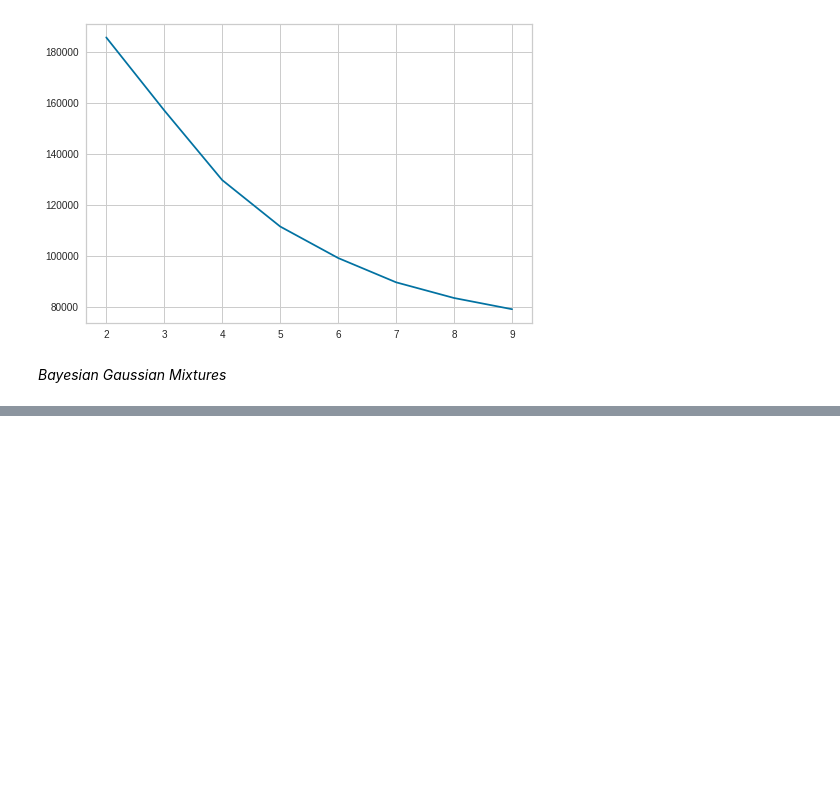
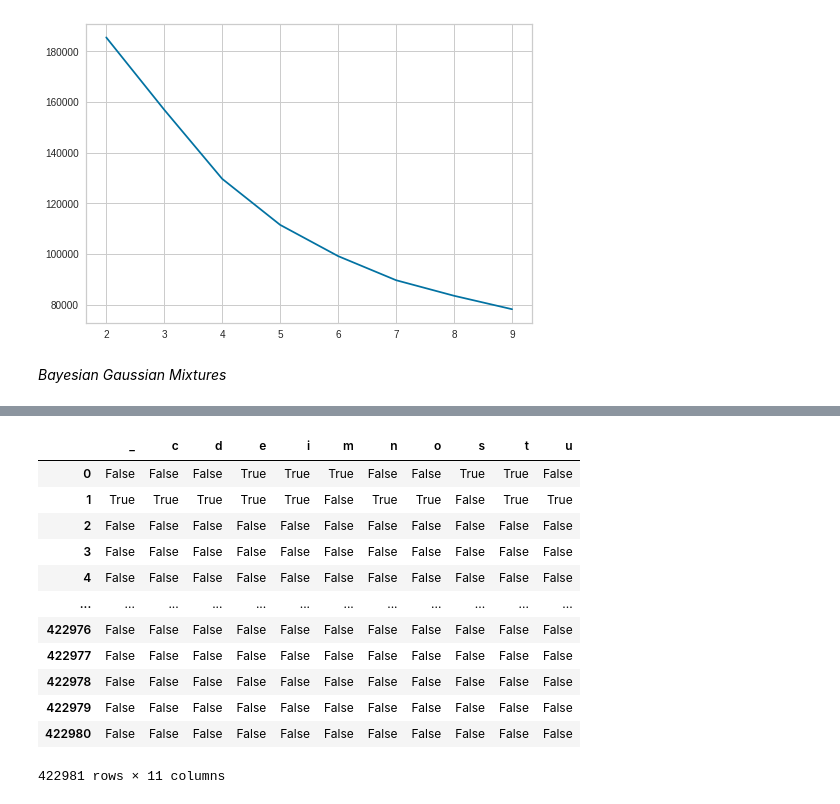
Before and after one commit to larhchim/Salary-Prediction-Classification-ML, a Jupyter notebook: Projet_ML_LARHCHIM_EL_BIYAALI.ipynb, the cells around one changed output, grey strips where cells are left out. Drawn from its saved outputs; the diff is of its cells as text; code cells hidden in the pictures; blank space fills up the shorter version.

```diff
--- a/Projet_ML_LARHCHIM_EL_BIYAALI.ipynb
+++ b/Projet_ML_LARHCHIM_EL_BIYAALI.ipynb
@@ -954,0 +951,6 @@ weighted avg       0.87      0.87      0.87      9068
+# %%
+# dataset
+data = df
+
+# printing the shape of the dataset
+data.shape
@@ -954,0 +968,28 @@ weighted avg       0.87      0.87      0.87      9068
+# %%
+# importing module
+import numpy as np
+
+# Gather All Items of Each Transactions into Numpy Array
+transaction = []
+for i in range(0, data.shape[0]):
+    for j in range(0, data.shape[1]):
+        transaction.append(data.values[i,j])
+
+# converting to numpy array
+transaction = np.array(transaction)
+
+#  Transform Them a Pandas DataFrame
+df = pd.DataFrame(transaction, columns=["items"])
+
+# Put 1 to Each Item For Making Countable Table, to be able to perform Group By
+df["incident_count"] = 1
+
+#  Delete NaN Items from Dataset
+indexNames = df[df['items'] == "nan" ].index
+df.drop(indexNames , inplace=True)
+
+# Making a New Appropriate Pandas DataFrame for Visualizations
+df_table = df.groupby("items").sum().sort_values("incident_count", ascending=False).reset_index()
+
+#  Initial Visualizations
+df_table.head(10).style.background_gradient(cmap='Greens')
@@ -954,0 +1024,22 @@ weighted avg       0.87      0.87      0.87      9068
+# %%
+import pandas as pd
+from mlxtend.preprocessing import TransactionEncoder
+
+te = TransactionEncoder()
+te_ary = te.fit(df).transform(df)
+df = pd.DataFrame(te_ary, columns=te.columns_)
+df
+# %% [output]
+|  | _ | c | d | e | i | m | n | o | s | t | u |
+| 0 | False | False | False | True | True | True | False | False | True | True | False |
+| 1 | True | True | True | True | True | False | True | True | False | True | True |
+| 2 | False | False | False | False | False | False | False | False | False | False | False |
+| 3 | False | False | False | False | False | False | False | False | False | False | False |
+| 4 | False | False | False | False | False | False | False | False | False | False | False |
+| ... | ... | ... | ... | ... | ... | ... | ... | ... | ... | ... | ... |
+| 422976 | False | False | False | False | False | False | False | False | False | False | False |
+| 422977 | False | False | False | False | False | False | False | False | False | False | False |
+| 422978 | False | False | False | False | False | False | False | False | False | False | False |
+| 422979 | False | False | False | False | False | False | False | False | False | False | False |
+| 422980 | False | False | False | False | False | False | False | False | False | False | False |
+422981 rows × 11 columns
```
Also changed, not shown: parts of 36 cells of this notebook.
